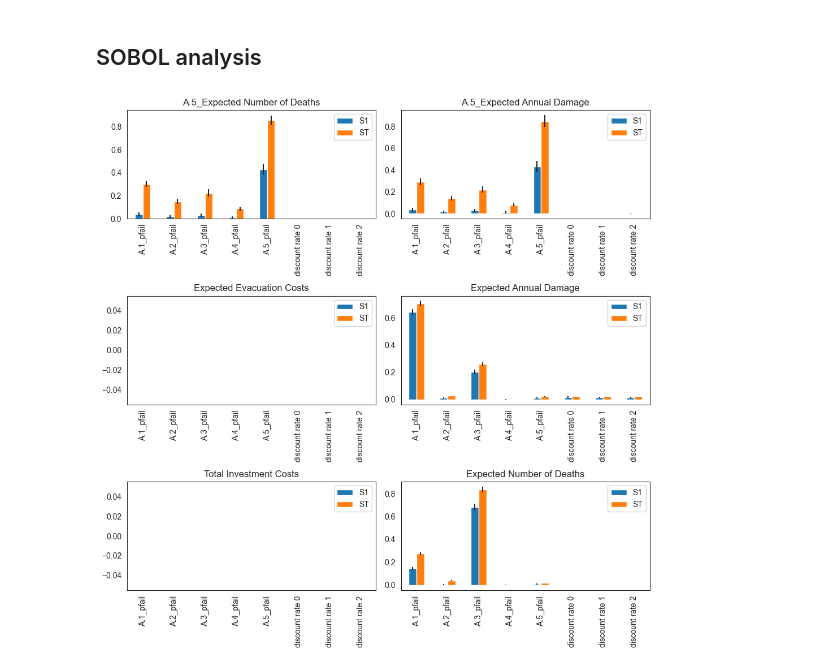
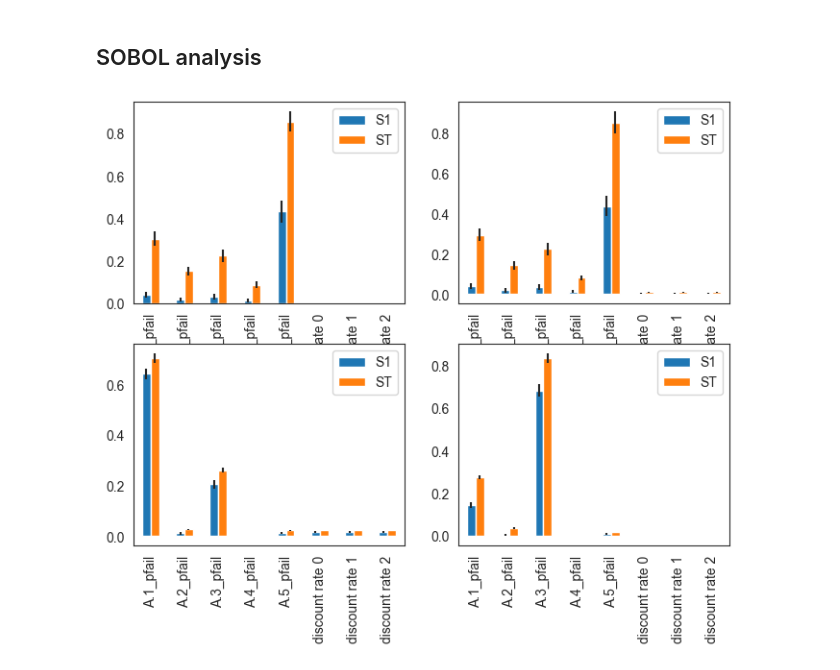
Before and after one commit to roesel1/EPA141A---MD, a Jupyter notebook: final assignment/Open_Exploration_Scen.ipynb, the cells around one changed output. Cells and saved outputs as stored; diff of their text form; code cells hidden in the pictures.

```diff
--- a/final assignment/Open_Exploration_Scen.ipynb
+++ b/final assignment/Open_Exploration_Scen.ipynb
@@ -290,22 +288,30 @@ problem = get_SALib_problem(dike_model_1.uncertainties)
-# %%
-sns.set_style('white')
-fig, ax = plt.subplots(3,2,figsize=(10,10))
-ax = ax.flatten()
-
-for index,kpi in enumerate(df.columns):
-    Si = sobol.analyze(problem,np.array(outcomes3[kpi]), calc_second_order=True, print_to_console=False)
-    Si_filter = {k:Si[k] for k in ['ST','ST_conf','S1','S1_conf']}
-    Si_df = pd.DataFrame(Si_filter, index=problem['names'])
-
-
-
-    indices = Si_df[['S1','ST']]
-    err = Si_df[['S1_conf','ST_conf']]
-    ax[index].title.set_text(kpi)
-    indices.plot.bar(yerr=err.values.T,ax=ax[index])
-    # fig.set_size_inches(8,6)
-    # fig.subplots_adjust(bottom=0.3)
-plt.tight_layout()
-plt.show()
-# %% [output]
-[figure, removed]
+# %%
+with open('./data/SOBOL_Scen_result.pkl', 'rb') as fp:
+	results  = pickle.load(fp)
+
+experiments3, outcomes3 = results
+df = pd.DataFrame(outcomes3)
+df.drop(columns=["Total Investment Costs","Expected Evacuation Costs"],inplace=True)
+
+fig, ax = plt.subplots(2,2)
+ax = ax.flatten()
+for index,kpi in enumerate(df.columns):
+    axes = ax[index]
+    problem = get_SALib_problem(dike_model_1.uncertainties)
+    Si = sobol.analyze(problem, outcomes3[kpi], calc_second_order=True, print_to_console=False)
+
+    scores_filtered = {k: Si[k] for k in ["ST", "ST_conf", "S1", "S1_conf"]}
+    Si_df = pd.DataFrame(scores_filtered, index=problem["names"])
+
+    sns.set_style("white")
+
+
+    indices = Si_df[["S1", "ST"]]
+    err = Si_df[["S1_conf", "ST_conf"]]
+
+    indices.plot.bar(yerr=err.values.T, ax=axes)
+    fig.set_size_inches(8, 6)
+    # fig.subplots_adjust(bottom=0.3)
+plt.show()
+# %% [output]
+[figure, added]
```
Also changed, not shown: parts of 3 cells of this notebook, 5 other files.
